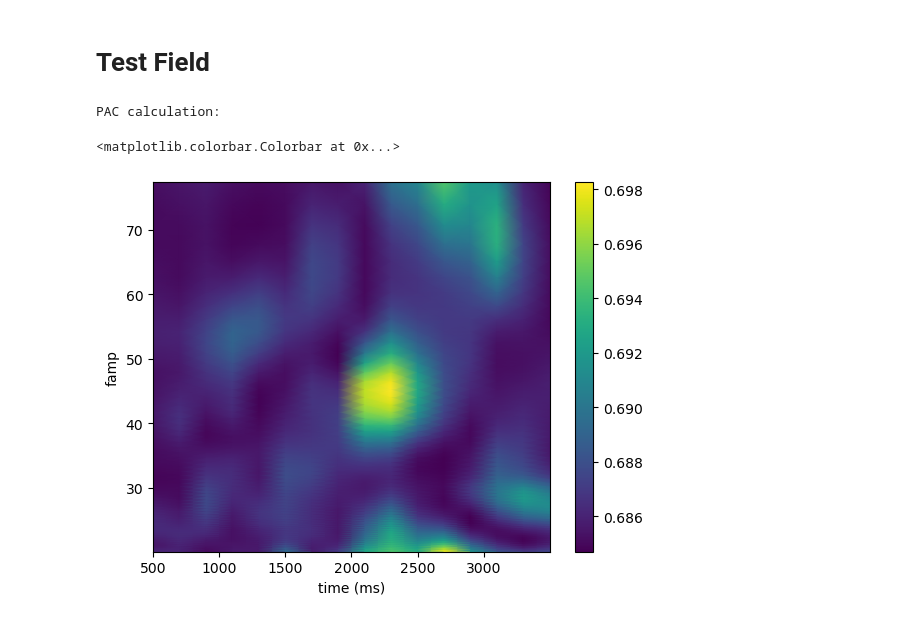
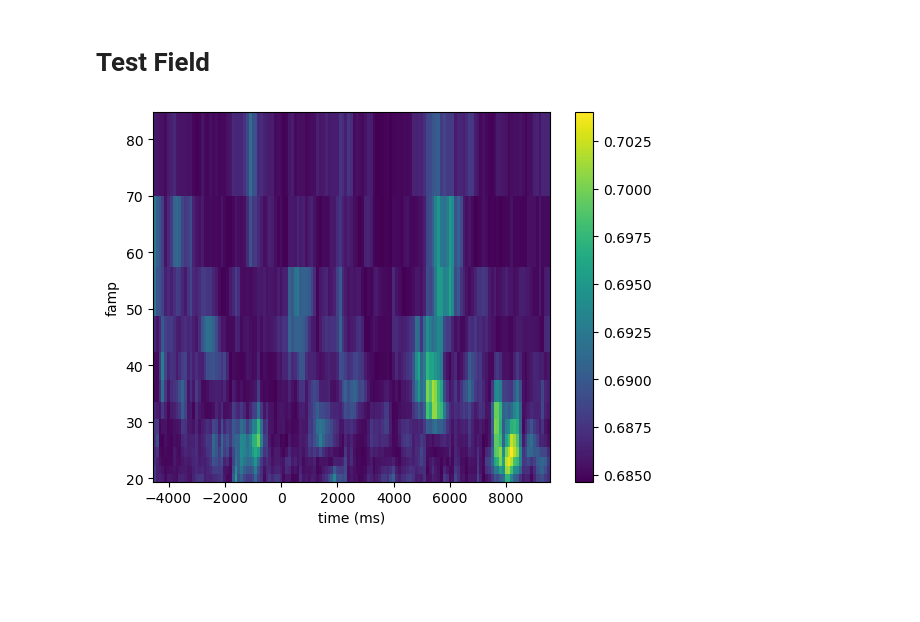
Before and after one commit to ArmanMehr/LFP_Signal_Analysis, a Jupyter notebook: main.ipynb, the cells around one changed output. Saved outputs shown, nothing was run; the diff lists cells and outputs as text; code cells hidden in the pictures; blank space fills up the shorter version.

```diff
--- a/main.ipynb
+++ b/main.ipynb
@@ -44,16 +44,15 @@ plt.show()
 loaded_data = load.read_ppdata('./Data/data_pp.pkl')
 # %%
 # Calculation of dynamic PAC
-PAC_all, tt, fph, famp = PAC.PAC_varTime_ts(loaded_data['ev20']['data'][0,:,0],loaded_data['ev20']['data'][3,:,0],loaded_data['srate'])
+PAC_all, tt, fph, famp = PAC.PAC_varTime_ts(loaded_data['ev20']['data'][0,:,1],loaded_data['ev20']['data'][3,:,1],loaded_data['srate'], fres_param = 5, twin = 1, tovp = 0.9)
+tt = tt + loaded_data['time'][0]*1000
-# %% [output]
-PAC calculation:
 # %%
 PAC_m = np.mean(PAC_all,axis=1)
 PAC_m.shape
-plt.pcolormesh(tt,famp,PAC_m.T, shading='gouraud')
+plt.pcolormesh(tt,famp,PAC_m.T, shading='auto')
 plt.xlabel('time (ms)')
 plt.ylabel('famp')
 plt.colorbar()
+plt.show()
 # %% [output]
-<matplotlib.colorbar.Colorbar at 0x...>
-[figure, old version]
+[figure, new version]
```
Also changed, not shown: parts of 3 cells of this notebook, 1 other file.
